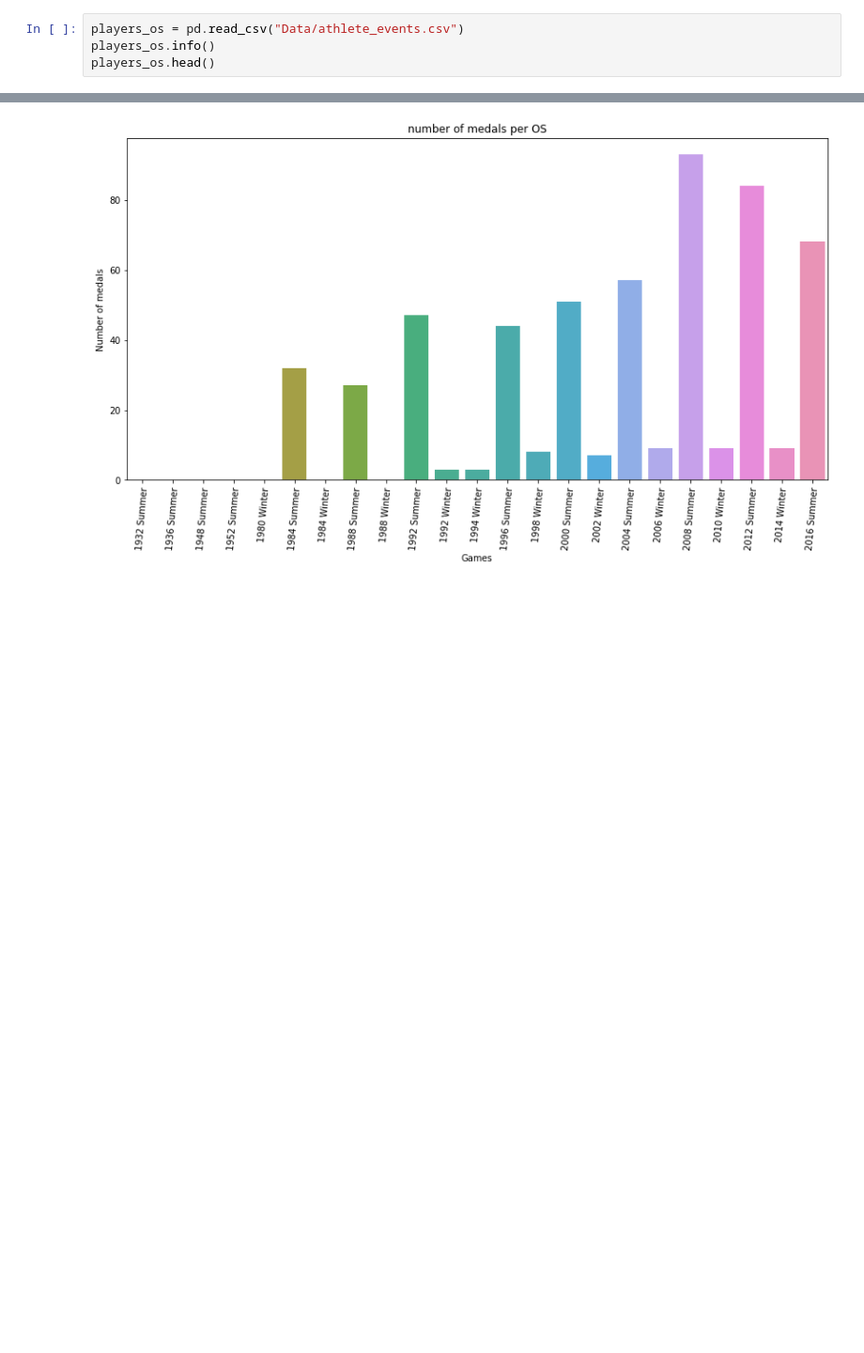
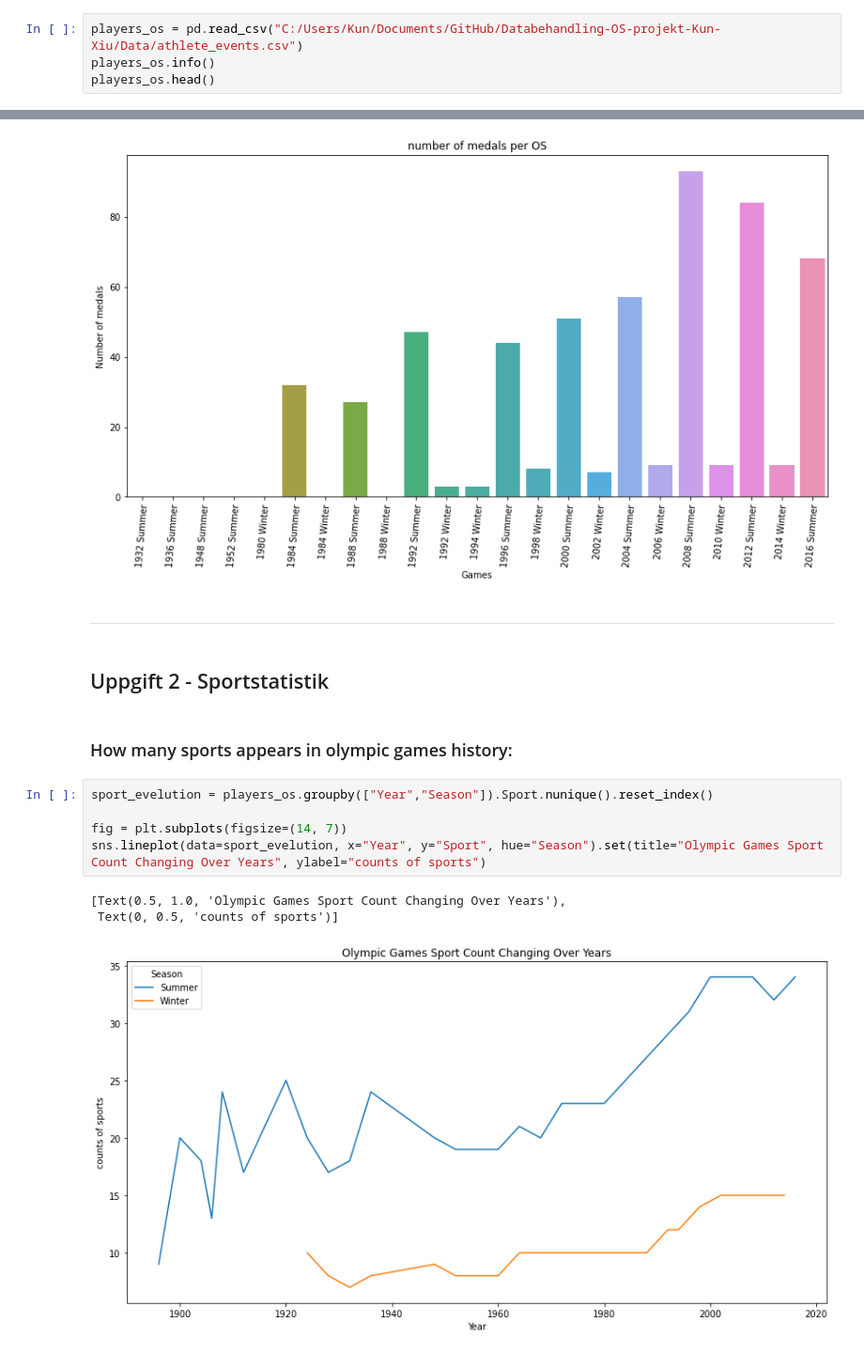
Before and after one commit to cooperhankun/Databehandling-OS-projekt-Kun-Xiu, a Jupyter notebook: Projekt-OS.ipynb, the cells around one changed output, grey strips where cells are left out. Shown: that part at 94% size. Cells and saved outputs as stored; diff of their text form; blank space fills up the shorter version.

Commit message:
uppgift2

```diff
--- a/Projekt-OS.ipynb
+++ b/Projekt-OS.ipynb
@@ -12,7 +12,7 @@ import seaborn as sns
 import matplotlib.pyplot as plt
 import plotly_express as px
 # %%
-players_os = pd.read_csv("Data/athlete_events.csv")
+players_os = pd.read_csv("C:/Users/Kun/Documents/GitHub/Databehandling-OS-projekt-Kun-Xiu/Data/athlete_events.csv")
 players_os.info()
 players_os.head()
 # %% [output]
@@ -365,3 +294,18 @@ plt.xticks(rotation=85)
   Text(21, 0, '2014 Winter'),
   Text(22, 0, '2016 Summer')])
 [figure]
+# %% [markdown]
+-----------------------
+# %% [markdown]
+## Uppgift 2 - Sportstatistik
+# %% [markdown]
+### How many sports appears in olympic games history:
+# %%
+sport_evelution = players_os.groupby(["Year","Season"]).Sport.nunique().reset_index()
+
+fig = plt.subplots(figsize=(14, 7))
+sns.lineplot(data=sport_evelution, x="Year", y="Sport", hue="Season").set(title="Olympic Games Sport Count Changing Over Years", ylabel="counts of sports")
+# %% [output]
+[Text(0.5, 1.0, 'Olympic Games Sport Count Changing Over Years'),
+ Text(0, 0.5, 'counts of sports')]
+[figure, added]
```
Also changed, not shown: parts of 30 cells of this notebook.
